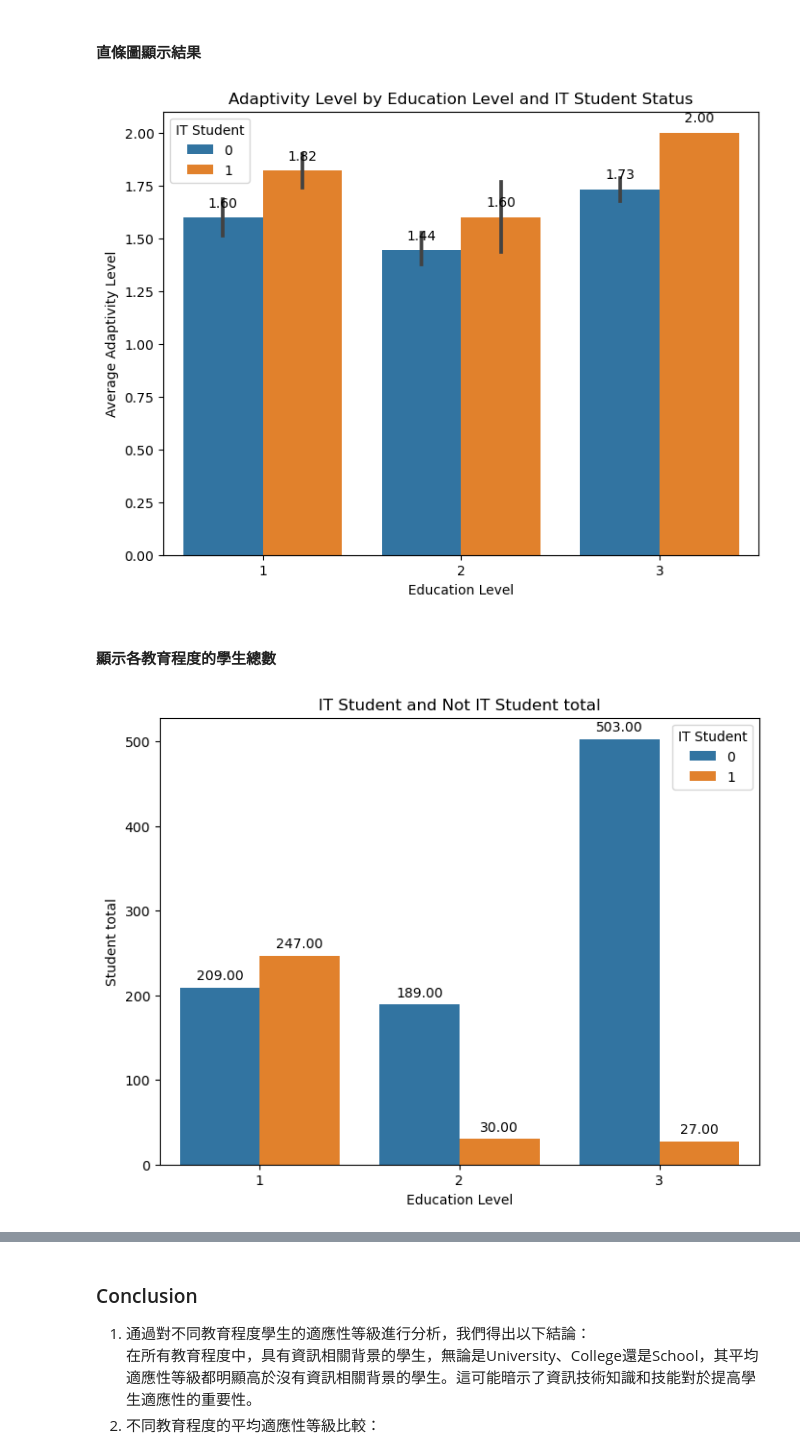
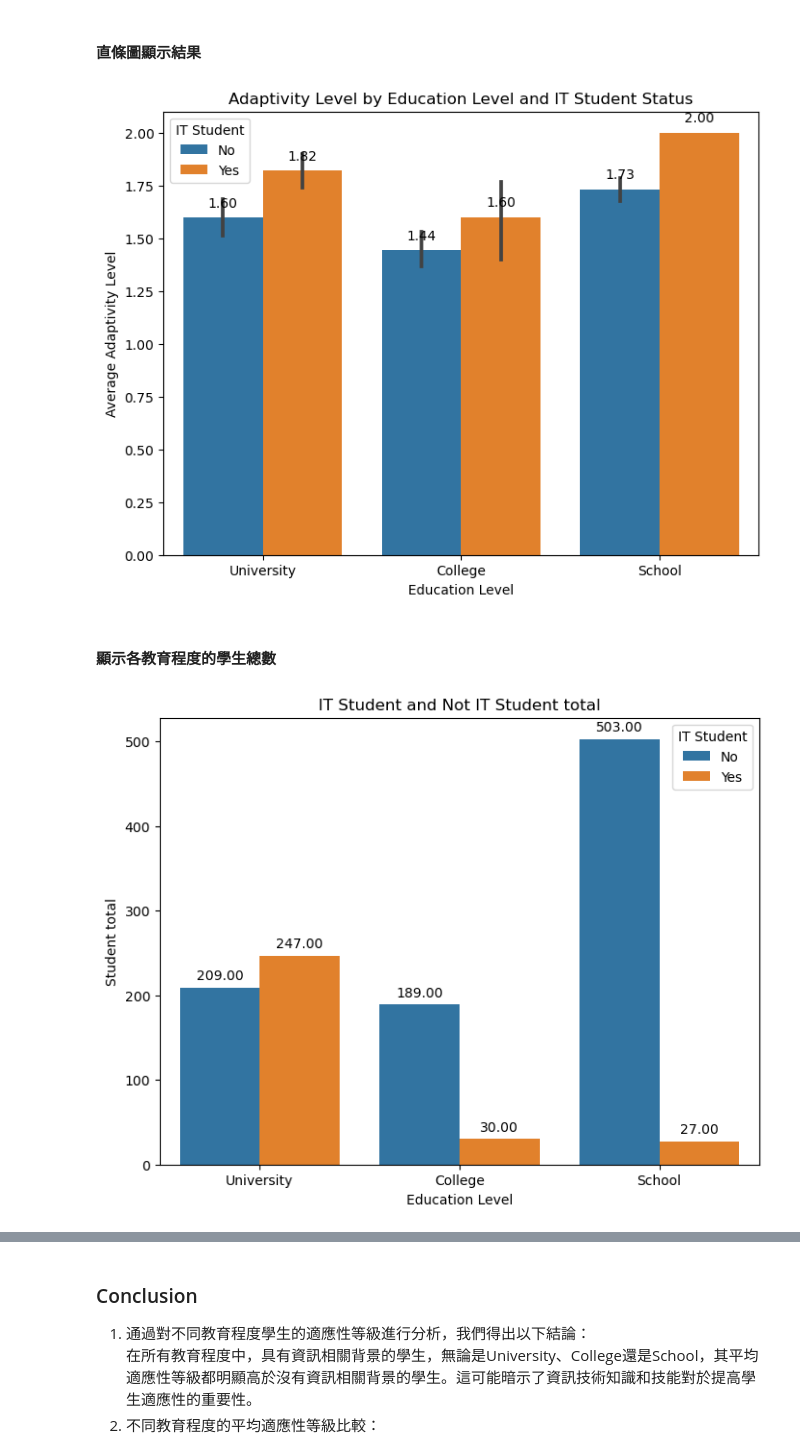
Before and after one commit to Bighsueh/AdaptabilityLevelAnalysis, a Jupyter notebook: main.ipynb, the cells around one changed output, grey strips where cells are left out. Cells and saved outputs as stored; diff of their text form; code cells hidden in the pictures.

Commit message:
調整 傑昇 - 調整 plot 內容

```diff
--- a/main.ipynb
+++ b/main.ipynb
@@ -700,21 +700,36 @@ df.head()
 # %% [markdown]
 #### 直條圖顯示結果
 # %%
-# 使用直條圖顯示不同教育程度和是否為資訊科技相關專業學生對適應性等級的影響
+# 將'Education Level'中的1、2、3轉換為University、College、School
+education_mapping = {
+    1: 'University',
+    2: 'College',
+    3: 'School'
+}
+df['Education Level'] = df['Education Level'].map(education_mapping)
+
+# 將'IT Student'中的0和1轉換為'No'和'Yes'
+it_student_mapping = {
+    0: 'No',
+    1: 'Yes'
+}
+df['IT Student'] = df['IT Student'].map(it_student_mapping)
+
+# 繪製直條圖
 plt.figure(figsize=(8, 6))
 ax = sns.barplot(x='Education Level', y='Adaptivity Level', hue='IT Student', data=df)
 plt.title('Adaptivity Level by Education Level and IT Student Status')
 plt.xlabel('Education Level')
 plt.ylabel('Average Adaptivity Level')
 
 # 在每個直條上標註數字
 for p in ax.patches:
     height = p.get_height()
     ax.text(p.get_x() + p.get_width() / 2., height + 0.05, '{:.2f}'.format(height), ha='center')
 
 plt.show()
 # %% [output]
-[figure, old version]
+[figure, new version]
 # %% [markdown]
 #### 顯示各教育程度的學生總數
 # %%
@@ -737,7 +752,7 @@ plt.xlabel('Education Level')
 plt.ylabel('Student total')
 plt.show()
 # %% [output]
-[figure, old version]
+[figure, new version]
 # %%
 # 計算適應性等級值總和
 df['Total Adaptivity Level'] = df['Adaptivity Level']  # 將原始適應性等級映射為數值
```
Also changed, not shown: parts of 1 cell of this notebook.
